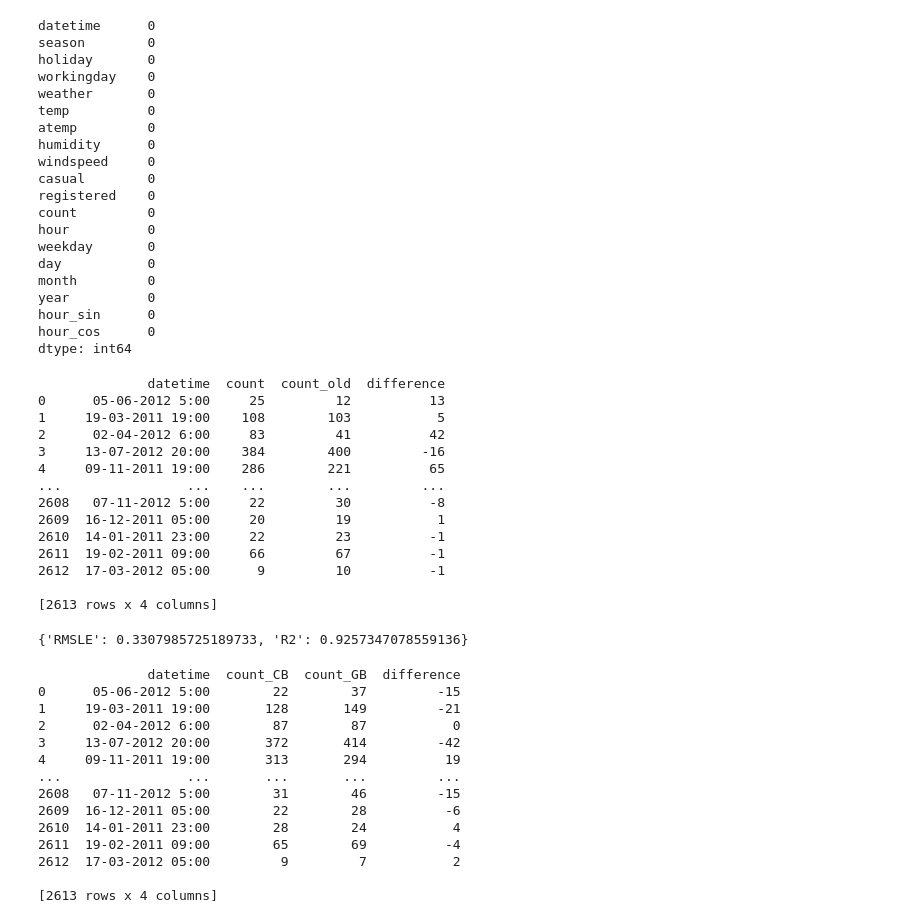
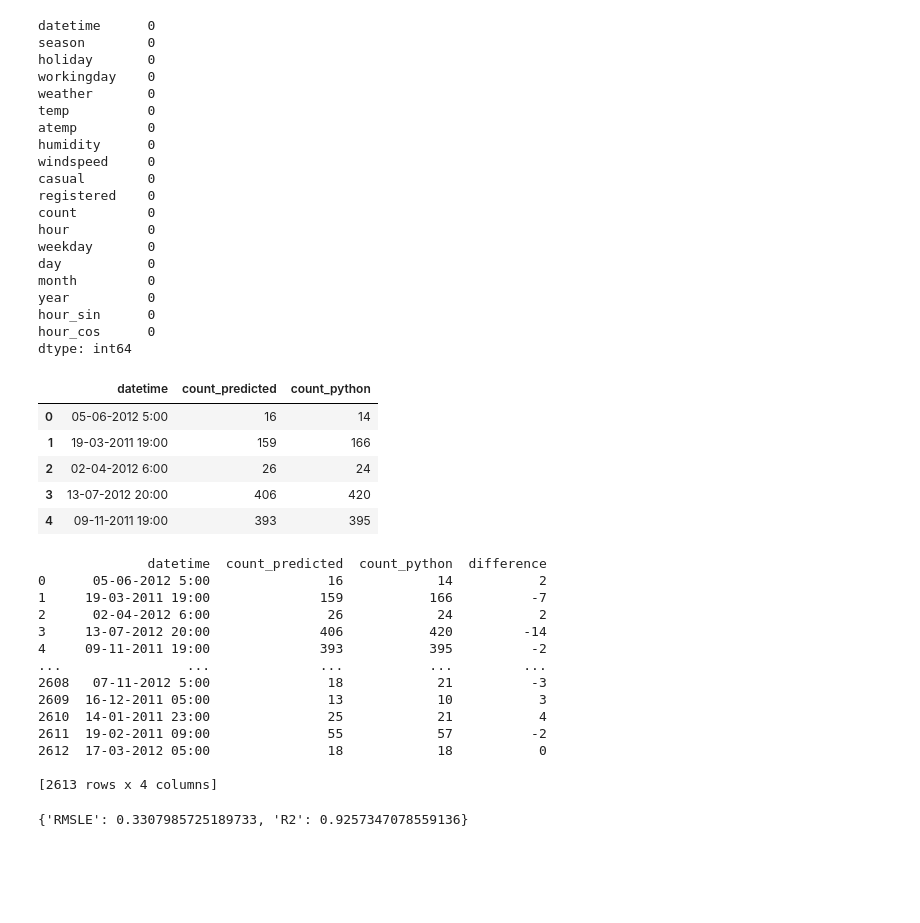
Before and after one commit to powarsg/bits_aiml, a Jupyter notebook: ML/1_Assignment/data_analysis.ipynb, the cells around one changed output. Drawn from its saved outputs; the diff is of its cells as text; code cells hidden in the pictures; blank space fills up the shorter version.

```diff
--- a/ML/1_Assignment/data_analysis.ipynb
+++ b/ML/1_Assignment/data_analysis.ipynb
@@ -210,28 +210,37 @@ dtype: int64
 #display_data(df_test, selected)
 # %%
 #read old csv
-old = pd.read_csv("submission_gb_old.csv")
+py = pd.read_csv("submission_Lin_log.csv")
 # %%
-new = pd.read_csv("submission.csv")
+nb = pd.read_csv("submission.csv")
 # %%
-new["count_old"] = old["count"]
-new["difference"] = new["count"] - new["count_old"]
-print(new)
+nb["count_python"] = py["count_predicted"]
+nb.head()
 # %% [output]
-              datetime  count  count_old  difference
-0      05-06-2012 5:00     25         12          13
-1     19-03-2011 19:00    108        103           5
-2      02-04-2012 6:00     83         41          42
-3     13-07-2012 20:00    384        400         -16
-4     09-11-2011 19:00    286        221          65
-...                ...    ...        ...         ...
-2608   07-11-2012 5:00     22         30          -8
-2609  16-12-2011 05:00     20         19           1
-2610  14-01-2011 23:00     22         23          -1
-2611  19-02-2011 09:00     66         67          -1
-2612  17-03-2012 05:00      9         10          -1
-
-[2613 rows x 4 columns]
+|  | datetime | count_predicted | count_python |
+| 0 | 05-06-2012 5:00 | 16 | 14 |
+| 1 | 19-03-2011 19:00 | 159 | 166 |
+| 2 | 02-04-2012 6:00 | 26 | 24 |
+| 3 | 13-07-2012 20:00 | 406 | 420 |
+| 4 | 09-11-2011 19:00 | 393 | 395 |
+# %%
+nb["difference"] = nb["count_predicted"] - nb["count_python"]
+print(nb)
+# %% [output]
+              datetime  count_predicted  count_python  difference
+0      05-06-2012 5:00               16            14           2
+1     19-03-2011 19:00              159           166          -7
+2      02-04-2012 6:00               26            24           2
+3     13-07-2012 20:00              406           420         -14
+4     09-11-2011 19:00              393           395          -2
+...                ...              ...           ...         ...
+2608   07-11-2012 5:00               18            21          -3
+2609  16-12-2011 05:00               13            10           3
+2610  14-01-2011 23:00               25            21           4
+2611  19-02-2011 09:00               55            57          -2
+2612  17-03-2012 05:00               18            18           0
+
+[2613 rows x 4 columns]
 # %%
 y_new = new["count"]
 y_old = new["count_old"]
@@ -247,22 +256,3 @@ results = {
 print(results)
 # %% [output]
 {'RMSLE': 0.3307985725189733, 'R2': 0.9257347078559136}
-# %%
-df = pd.read_csv("submission_CB_GB.csv")
-df["difference"] = df["count_CB"] - df["count_GB"]
-print(df)
-# %% [output]
-              datetime  count_CB  count_GB  difference
-0      05-06-2012 5:00        22        37         -15
-1     19-03-2011 19:00       128       149         -21
-2      02-04-2012 6:00        87        87           0
-3     13-07-2012 20:00       372       414         -42
-4     09-11-2011 19:00       313       294          19
-...                ...       ...       ...         ...
-2608   07-11-2012 5:00        31        46         -15
-2609  16-12-2011 05:00        22        28          -6
-2610  14-01-2011 23:00        28        24           4
-2611  19-02-2011 09:00        65        69          -4
-2612  17-03-2012 05:00         9         7           2
-
-[2613 rows x 4 columns]
```
Also changed, not shown: parts of 1 cell of this notebook, 3 other files.
